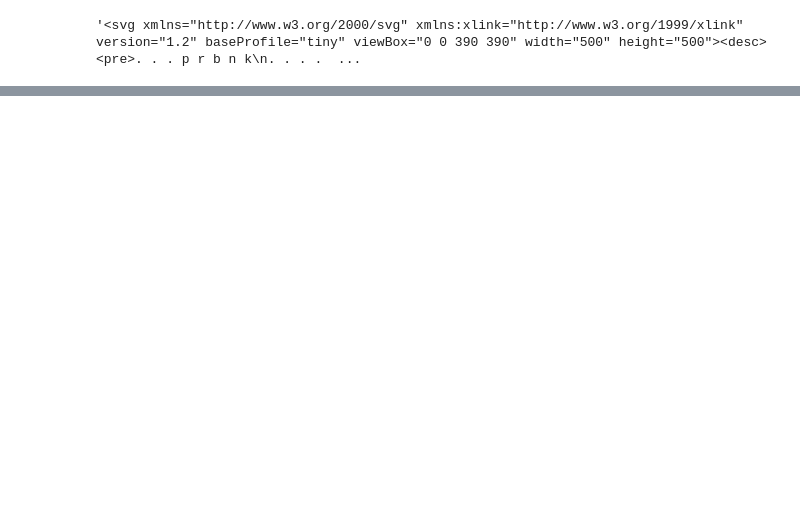
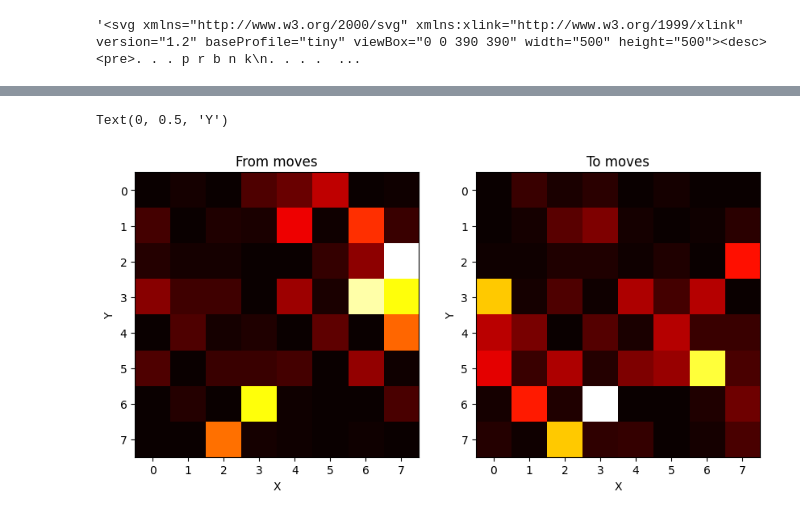
Before and after one commit to Lord225/AIProject, a Jupyter notebook: src/trained_model_testing.ipynb, the cells around one changed output, grey strips where cells are left out. Cells and saved outputs as stored; diff of their text form; code cells hidden in the pictures; blank space fills up the shorter version.

```diff
--- a/src/trained_model_testing.ipynb
+++ b/src/trained_model_testing.ipynb
@@ -279,8 +289,8 @@ Text(0.5, 1.0, 'Histogram of reward: $\\mu=2.70$, $\\sigma=5.59$')
 # %%
 from IPython.display import display
 
-# take 10th % of games with highest reward
-selected_game = np.argsort(rewards)[::-1][0]
+# best game
+selected_game = np.argmax(rewards)
 game = games_backtrace[selected_game]
 print(f"Game {selected_game} with reward {rewards[selected_game]}, length: {len(game)}")
 
@@ -304,0 +315,10 @@ Action: 1523, reward: 5, done: False
+# %%
+# median game
+selected_game = np.argsort(rewards)[len(rewards)//2]
+game = games_backtrace[selected_game]
+
+print(f"Game {selected_game} with reward {rewards[selected_game]}, length: {len(game)}")
+
+for state, action, reward, done, svg in game:
+    print(f"Action: {action}, reward: {reward}, done: {done}")
+    display(svg)
@@ -304,0 +340,35 @@ Action: 1523, reward: 5, done: False
+# %%
+# accumulate the average moves for all games
+from_moves = np.zeros((8, 8))
+to_moves = np.zeros((8, 8))
+
+for game in games_backtrace:
+    for state, action, reward, done, svg in game:
+        # transform actions to moves
+        move = int_action_to_move(action)
+
+
+        # accumulate moves
+        from_moves[move[0], move[1]] += 1
+        to_moves[move[2], move[3]] += 1
+
+
+# normalize
+from_moves = from_moves / (np.sum(from_moves)+1e-6)
+to_moves = to_moves / (np.sum(to_moves)+1e-6)
+
+# plot heatmap of moves, two subplots using plt
+fig, (ax1, ax2) = plt.subplots(1, 2, figsize=(10, 6))
+
+ax1.imshow(from_moves, cmap='hot', interpolation='nearest')
+ax1.set_title('From moves')
+ax1.set_xlabel('X')
+ax1.set_ylabel('Y')
+
+ax2.imshow(to_moves, cmap='hot', interpolation='nearest')
+ax2.set_title('To moves')
+ax2.set_xlabel('X')
+ax2.set_ylabel('Y')
+# %% [output]
+Text(0, 0.5, 'Y')
+[figure, added]
```
Also changed, not shown: parts of 11 cells of this notebook, 2 other files.
